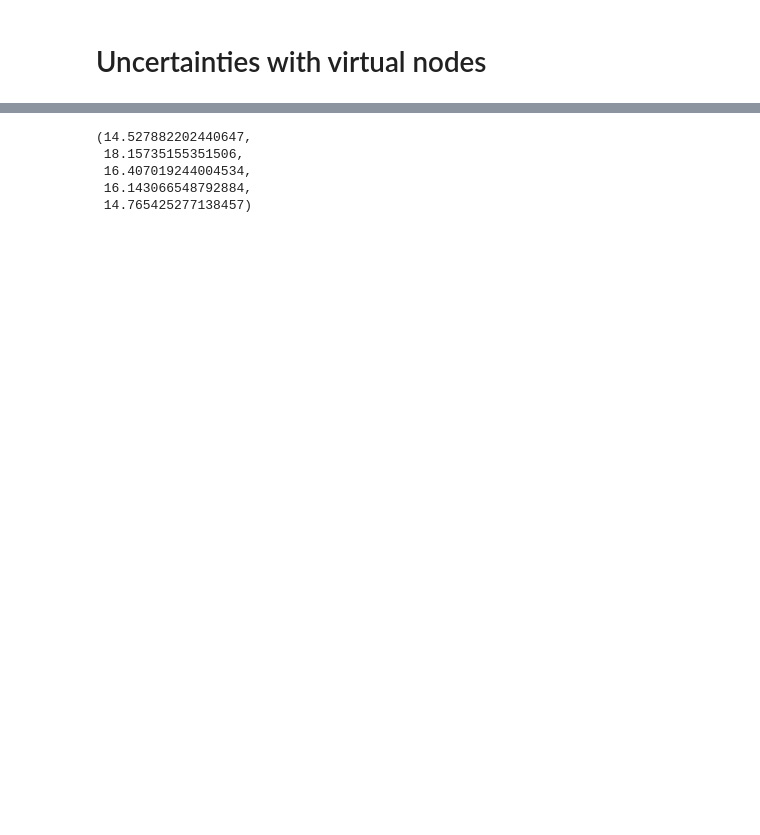
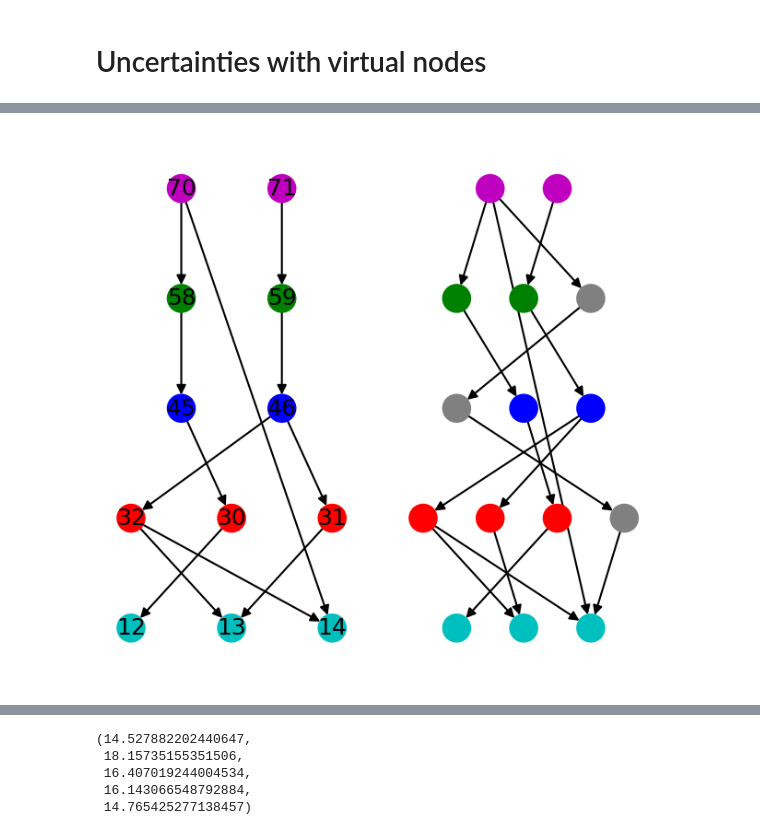
Before and after one commit to ThomassonB/FAMILY, a Jupyter notebook: testNotebook.ipynb, the cells around one changed output, grey strips where cells are left out. Drawn from its saved outputs; the diff is of its cells as text; code cells hidden in the pictures; blank space fills up the shorter version.

```diff
--- a/testNotebook.ipynb
+++ b/testNotebook.ipynb
@@ -701,7 +678,7 @@ from tqdm import tqdm
 import networkx as nx
 from astropy.io import fits
 
-file = "/Users/thomaben/Documents/Working/TestApp/NGC2264/Data/densmap/hi.surface.density.r18p2.bor.fits"
+file = "./benchmark/fits/gaussian_map.fits"
 
 polygons = structure_table["polygon"][structure_table["mode"] == "HIERARCHICAL"]
 Radius = [np.sqrt(poly.area/np.pi)*3 for poly in polygons]
@@ -722,7 +699,7 @@ vmax = 1e23
 
 colors = ["m", "g", "b", "r", "c"][::-1]
 scales = [d.beam for d in network.data]
-colors = {str(scale):color for color, scale in zip(colors, scales[1:])}
+colors = {str(scale):color for color, scale in zip(colors, scales)}
 suspicious = np.array([1, 2, 3, 10, 11, 17, 18, 20, 22]) - 1
 
 for ax in axs_flat:
@@ -769,7 +746,7 @@ for label, (radius, struct, ax, xp, yp) in tqdm(enumerate(zip(Radius, hierarchic
         fig.axis_labels.hide()
 
         for i, b in enumerate(sorted(scales, reverse=True)):
-            P = [poly for node, poly in struct.nodes('_Polygon') if struct.nodes[node]["_phlevel"] == b]
+            P = [poly for node, poly in struct.nodes('_Polygon') if struct.nodes[node]["_beam"] == b]
 
             if b != 2.0:
                 PTS = []
@@ -790,7 +767,7 @@ for label, (radius, struct, ax, xp, yp) in tqdm(enumerate(zip(Radius, hierarchic
         #fig.show_arrows(x, y, dy, dx, facecolor="white", ec="k", width=15)
 
         color = []
-        for _, b in struct.nodes("_phlevel"):
+        for _, b in struct.nodes("_beam"):
             if b != 2.:
                 color.append(colors[str(b)])
             else:
@@ -818,14 +795,14 @@ for label, (radius, struct, ax, xp, yp) in tqdm(enumerate(zip(Radius, hierarchic
         dAU = 20e3
         dpc = 723
 
-        fig.add_scalebar(dAU/dpc / 3600)
-        fig.scalebar.set_corner('bottom left')
-        fig.scalebar.set_frame(False)
-        fig.scalebar.set_color('black')
-        fig.scalebar.set_linewidth(3)  # points
+        #fig.add_scalebar(dAU/dpc / 3600)
+        #fig.scalebar.set_corner('bottom left')
+        #fig.scalebar.set_frame(False)
+        #fig.scalebar.set_color('black')
+        #fig.scalebar.set_linewidth(3)  # points
 
-        if label == 0:
-            fig.scalebar.set_label("20kAU")
-            fig.scalebar.set_font_size(14)
+        #if label == 0:
+        #    fig.scalebar.set_label("20kAU")
+        #    fig.scalebar.set_font_size(14)
 
 plt.subplots_adjust(wspace=0.1, hspace=0.1)
@@ -954,7 +951,7 @@ print("phi3D = ", phi3D, "+/-", dphi3D)
 # %%
 virtual = utility.virtualNodes(network.network, network.levels)
 # %%
-network_virtualfill = analyse.Network(*network.data, min_overlap=network.min_overlap, graph=virtual)
+network_virtualfill = analyse.Network(analyse.DataSet(network.data), min_overlap=network.min_overlap, graph=virtual)
 
 utility.fractality(network_virtualfill.network)
 
@@ -971,4 +972,5 @@ print("median without virtual nodes", np.median(structure_table['fractality'][st
 # %%
+import networkx as nx
 # Check virtuals
 
 hierarchical_structures = structure_table["component"][structure_table["mode"] == "HIERARCHICAL"]
@@ -977,36 +979,38 @@ hierarchical_structures_virtuals = structure_table_virtual["component"][structur
 idx = 1
 struct = hierarchical_structures.array[idx]
 struct_virtual = hierarchical_structures_virtuals.array[idx]
 
 colors = ["m", "g", "b", "r", "c"][::-1]
 scales = network.levels
-colors = {str(scale):color for color, scale in zip(colors, scales[1:])}
+colors = {str(scale):color for color, scale in zip(colors, scales)}
 
 color = []
-for _, b in struct.nodes("_phlevel"):
+for _, b in struct.nodes("_beam"):
     if b != 2.:
         color.append(colors[str(b)])
     else:
         color.append("grey")
 
 color_virtual = []
-for node, b in struct_virtual.nodes("_phlevel"):
+for node, b in struct_virtual.nodes("_beam"):
     if b != 2. and struct_virtual.nodes[node]["_Kind"].name != "VIRTUAL":
         color_virtual.append(colors[str(b)])
     elif b ==2:
         color_virtual.append("k")
     else:
         color_virtual.append("grey")
 
 figure, axs = plt.subplots(ncols=2, figsize=(5, 5))
 
 # without virtuals
 pos = nx.multipartite_layout(struct, subset_key="_level", align="horizontal")
 nx.draw(struct, pos, ax=axs[0], node_color=color, node_size=200, with_labels=True)
 
 # with virtuals
 pos = nx.multipartite_layout(struct_virtual, subset_key="_level", align="horizontal")
 nx.draw(struct_virtual, pos, ax=axs[1], node_color=color_virtual, node_size=200, with_labels=False)
+# %% [output]
+[figure, added]
 # %%
 def fragmentation_rate2D(fractality, uncertainty):
     return np.log(fractality)/np.log(2), uncertainty/fractality/np.log(2)
```
Also changed, not shown: parts of 18 cells of this notebook, 16 other files.
